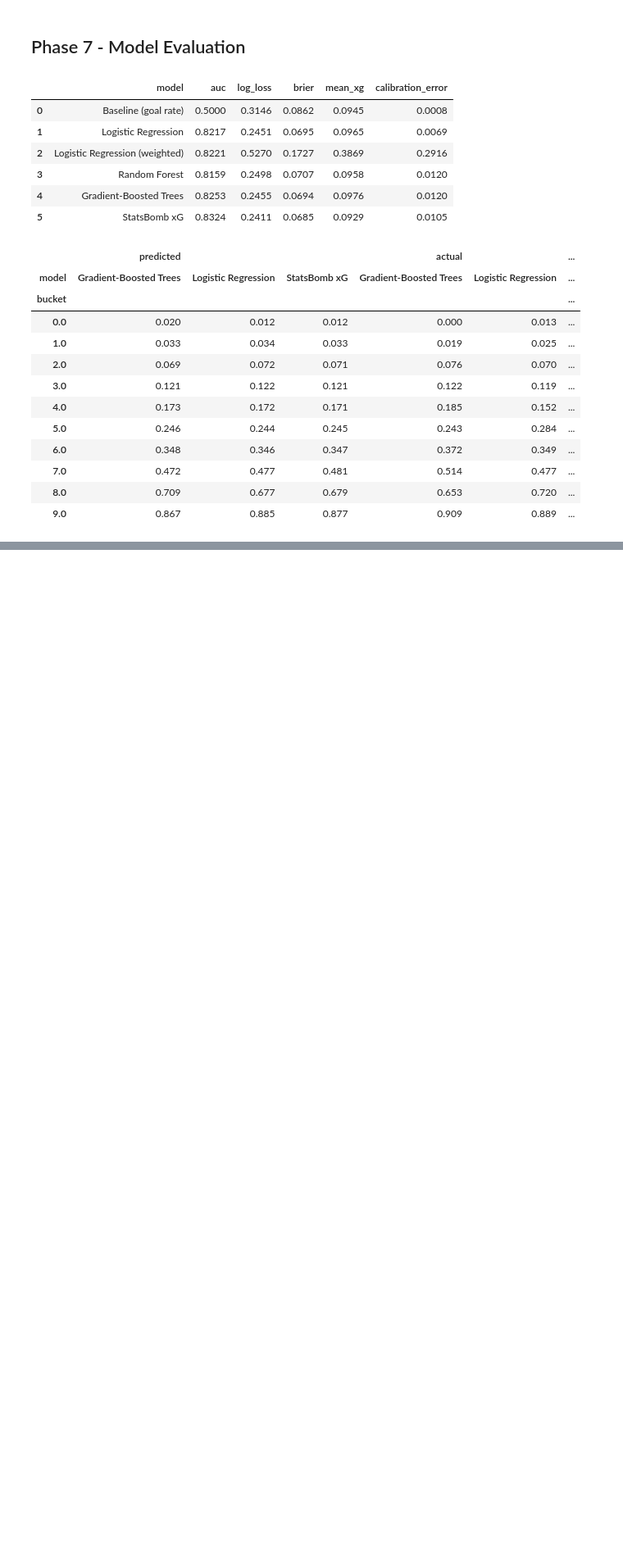
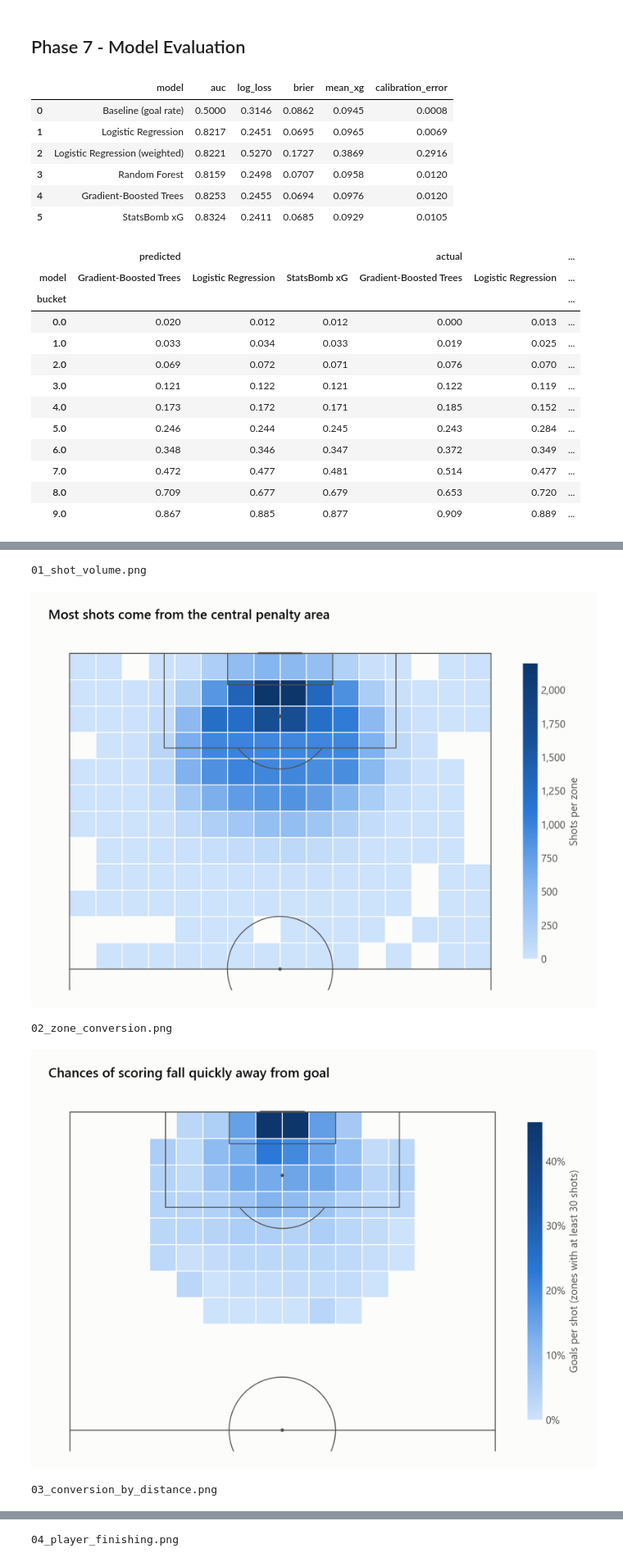
Before and after one commit to aditya-patra1011/xG-Spark, a Jupyter notebook: notebooks/xg_pipeline.ipynb, the cells around one changed output, grey strips where cells are left out. Shown at 82% size. Drawn from its saved outputs; the diff is of its cells as text; code cells hidden in the pictures; blank space fills up the shorter version.

Commit message:
Phase 8: Create report figures

```diff
--- a/notebooks/xg_pipeline.ipynb
+++ b/notebooks/xg_pipeline.ipynb
@@ -648,0 +651,14 @@ calibration = pd.read_csv(REPORTS_DIR / "calibration.csv")
+# %%
+# The figures are created by running: python -m src.visualize
+from IPython.display import Image, display
+from src.config import FIGURES_DIR
+
+for figure in sorted(FIGURES_DIR.glob("*.png")):
+    print(figure.name)
+    display(Image(filename=str(figure), width=760))
+# %% [output]
+01_shot_volume.png
+[figure, added]
+02_zone_conversion.png
+[figure, added]
+03_conversion_by_distance.png
@@ -648,0 +666 @@ calibration = pd.read_csv(REPORTS_DIR / "calibration.csv")
+04_player_finishing.png
```
Also changed, not shown: parts of 2 cells of this notebook, 12 other files.
